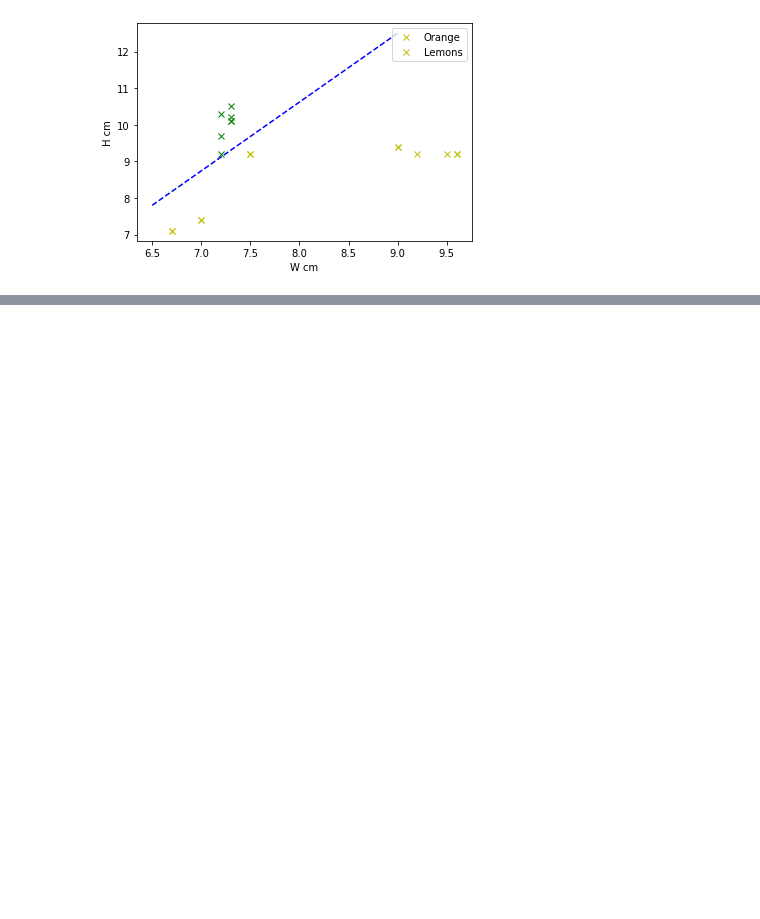
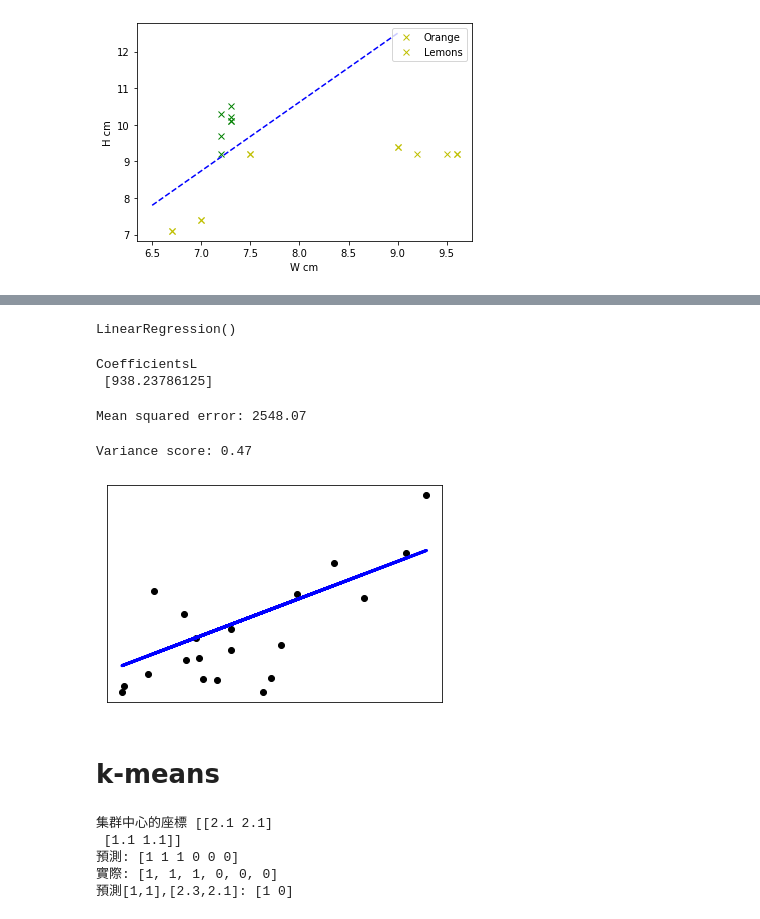
Before and after one commit to yoru10129/0726, a Jupyter notebook: 0726.ipynb, the cells around one changed output, grey strips where cells are left out. Drawn from its saved outputs; the diff is of its cells as text; code cells hidden in the pictures; blank space fills up the shorter version.

```diff
--- a/0726.ipynb
+++ b/0726.ipynb
@@ -112,0 +179,38 @@ plt.show()
+# %%
+#計算
+regr=linear_model.LinearRegression() #建立線性回歸
+
+regr.fit(diabetes_X_train,diabetes_y_train) #訓練
+# %% [output]
+LinearRegression()
+# %%
+#係數
+print('CoefficientsL \n', regr.coef_)
+# %% [output]
+CoefficientsL
+ [938.23786125]
+# %%
+#均方誤差
+print("Mean squared error: %.2f"
+     %np.mean((regr.predict(diabetes_X_test)-diabetes_y_test)**2))
+# %% [output]
+Mean squared error: 2548.07
+# %%
+#顯示方差分數:1 是完美預測
+print('Variance score: %.2f' % regr.score(diabetes_X_test, diabetes_y_test))
+# %% [output]
+Variance score: 0.47
+# %%
+#繪圖
+plt.scatter(diabetes_X_test, diabetes_y_test, color='black') #劃出測試黑點
+plt.plot(diabetes_X_test, regr.predict(diabetes_X_test), color='blue',
+         linewidth=3) #劃出測試預測的線性回歸答案
+
+plt.xticks(())
+plt.yticks(())
+
+plt.show() #顯示
+# %% [output]
+[figure, added]
+# %% [markdown]
+# k-means
@@ -112,0 +224,14 @@ plt.show()
+# %%
+X=np.array([[1,1],[1.1,1.1],[1.2,1.2],[2,2],[2.1,2.1],[2.2,2.2]])
+y=[1,1,1,0,0,0]
+kmeans=KMeans(n_clusters=2, random_state=0).fit(X) #KMeans演算法 指定2類資料
+print("集群中心的座標", kmeans.cluster_centers_) #取得集群中心的座標
+print("預測:",kmeans.predict(X)) #預測
+print("實際:",y) #真實答案
+print("預測[1,1],[2.3,2.1]:",kmeans.predict([[1,1],[2.3,2.1]])) #預測資料
+# %% [output]
+集群中心的座標 [[2.1 2.1]
+ [1.1 1.1]]
+預測: [1 1 1 0 0 0]
+實際: [1, 1, 1, 0, 0, 0]
+預測[1,1],[2.3,2.1]: [1 0]
```
Also changed, not shown: parts of 22 cells of this notebook.
